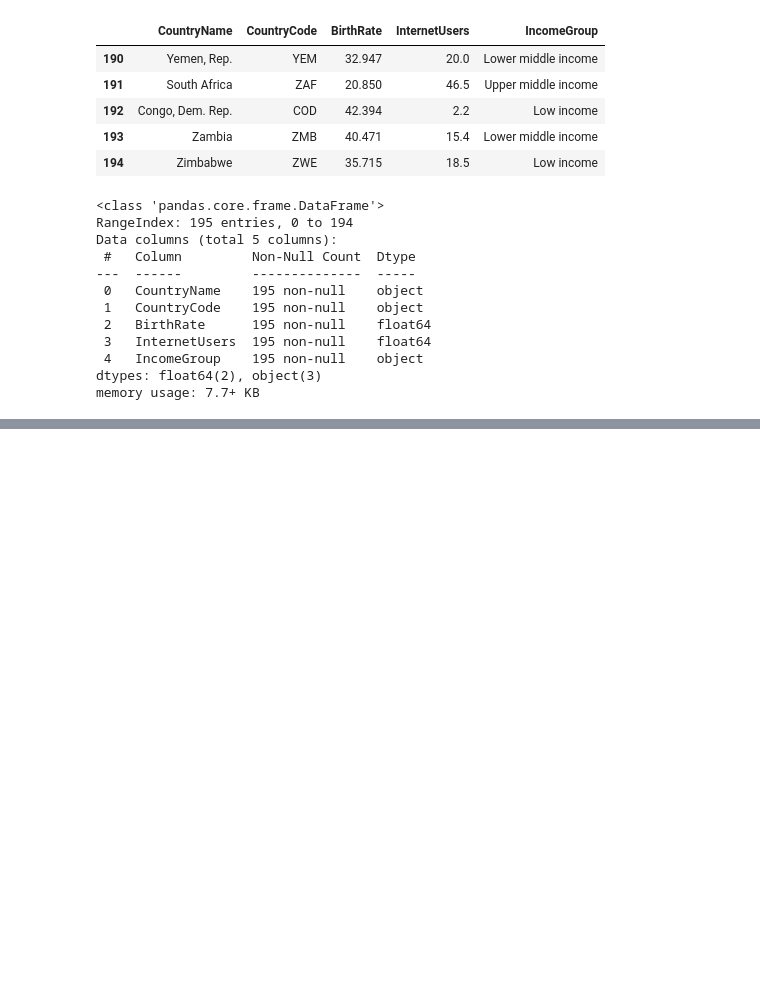
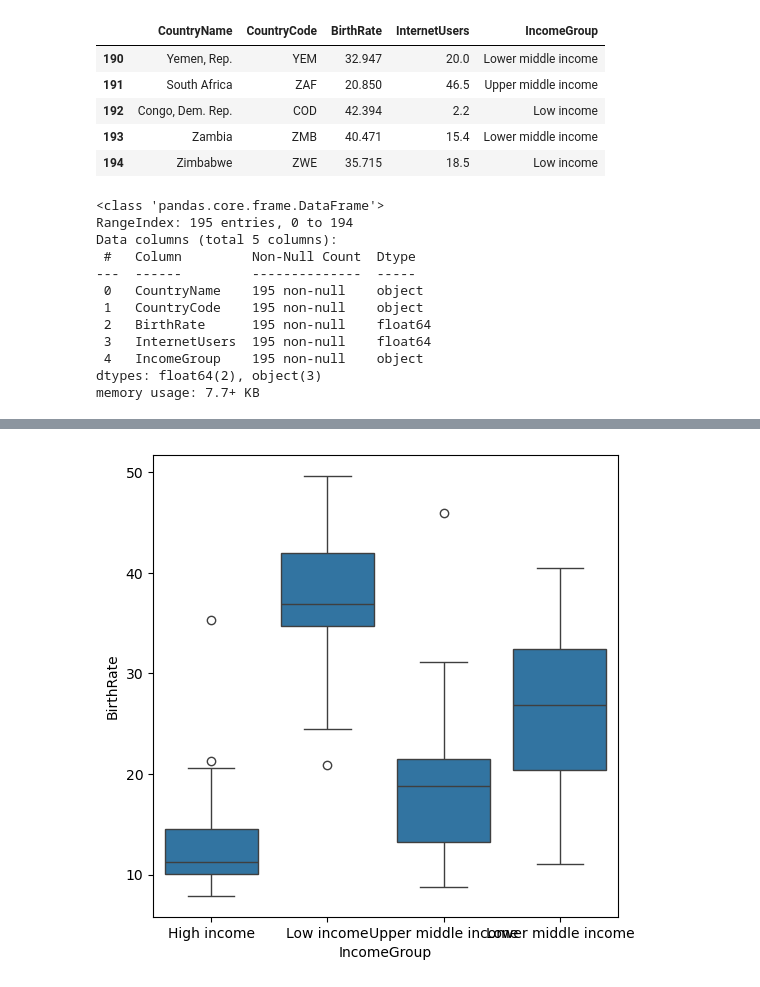
Before and after one commit to anasds0816/Country_GDP_Analysis, a Jupyter notebook: Country GDP Analysis.ipynb, the cells around one changed output, grey strips where cells are left out. Drawn from its saved outputs; the diff is of its cells as text; code cells hidden in the pictures; blank space fills up the shorter version.

```diff
--- a/Country GDP Analysis.ipynb
+++ b/Country GDP Analysis.ipynb
@@ -101,0 +615,4 @@ df[]
+# %%
+vis4=sns.boxplot(data=df,x='IncomeGroup',y='BirthRate')
+# %% [output]
+[figure, added]
```
Also changed, not shown: parts of 54 cells of this notebook.
